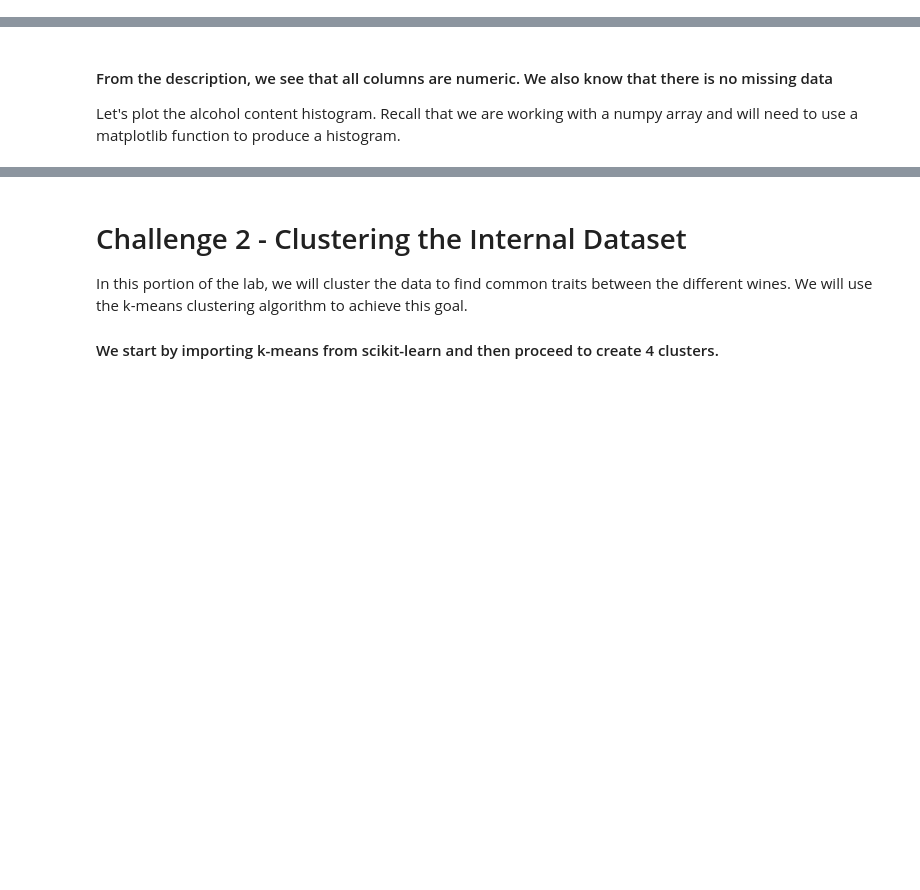
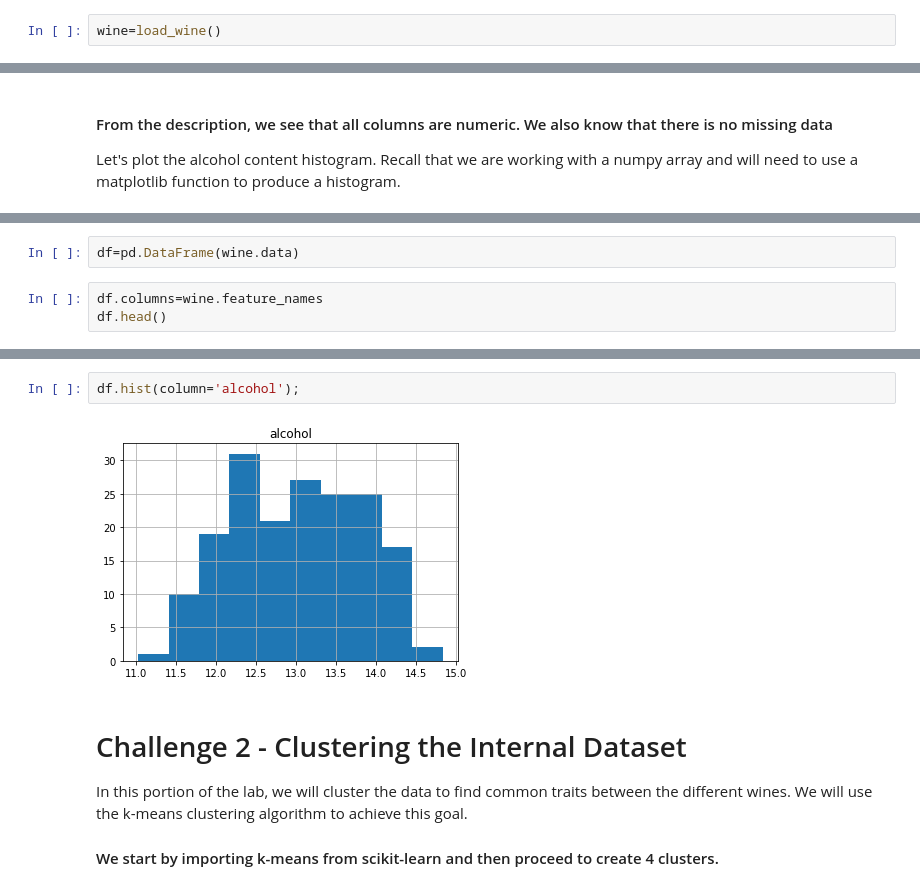
Before and after one commit to Ironhack-Data-Madrid-Enero-2022/lab-sklearn-and-unsupervised-learning, a Jupyter notebook: your-code/main.ipynb, the cells around one changed output, grey strips where cells are left out. Drawn from its saved outputs; the diff is of its cells as text; blank space fills up the shorter version.

```diff
--- a/your-code/main.ipynb
+++ b/your-code/main.ipynb
@@ -20,2 +21,4 @@ In the cell below, use the `load_wine` function and assign the wine dataset to a
+# %%
+wine=load_wine()
 # %% [markdown]
 In the next step, list the keys of the variable `wine` to examine its contents. Note that the `load_wine` function does not return dataframes. It returns you a Python dictionary.
@@ -39,0 +75,5 @@ Let's plot the alcohol content histogram. Recall that we are working with a nump
+# %%
+df=pd.DataFrame(wine.data)
+# %%
+df.columns=wine.feature_names
+df.head()
@@ -40,3 +87,7 @@ Let's plot the alcohol content histogram. Recall that we are working with a nump
+# %%
+df.hist(column='alcohol');
+# %% [output]
+[figure, added]
 # %% [markdown]
 # Challenge 2 - Clustering the Internal Dataset
 
```
Also changed, not shown: parts of 92 cells of this notebook.
